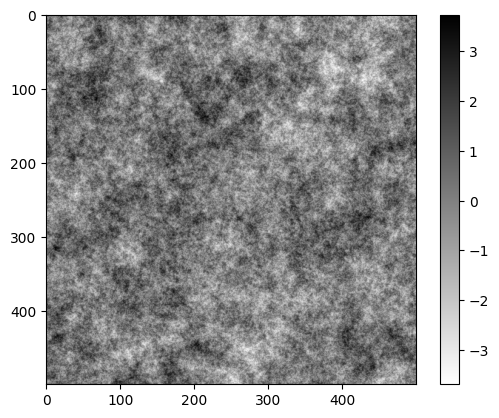
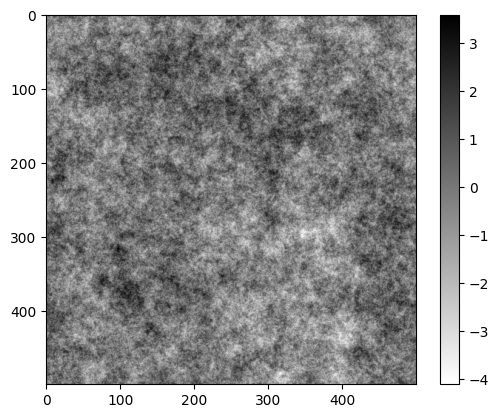
Unified diff of the notebook cell whose output changed from the first chart to the second:
--- before
+++ after
@@ -1,2 +1,2 @@
-plt.imshow(noise[:, :, 1], cmap="gray_r")
+plt.imshow(noise[:, :, 20], cmap="gray_r")
 plt.colorbar()

Commit: More work trying to make dust maps (it's really hard)